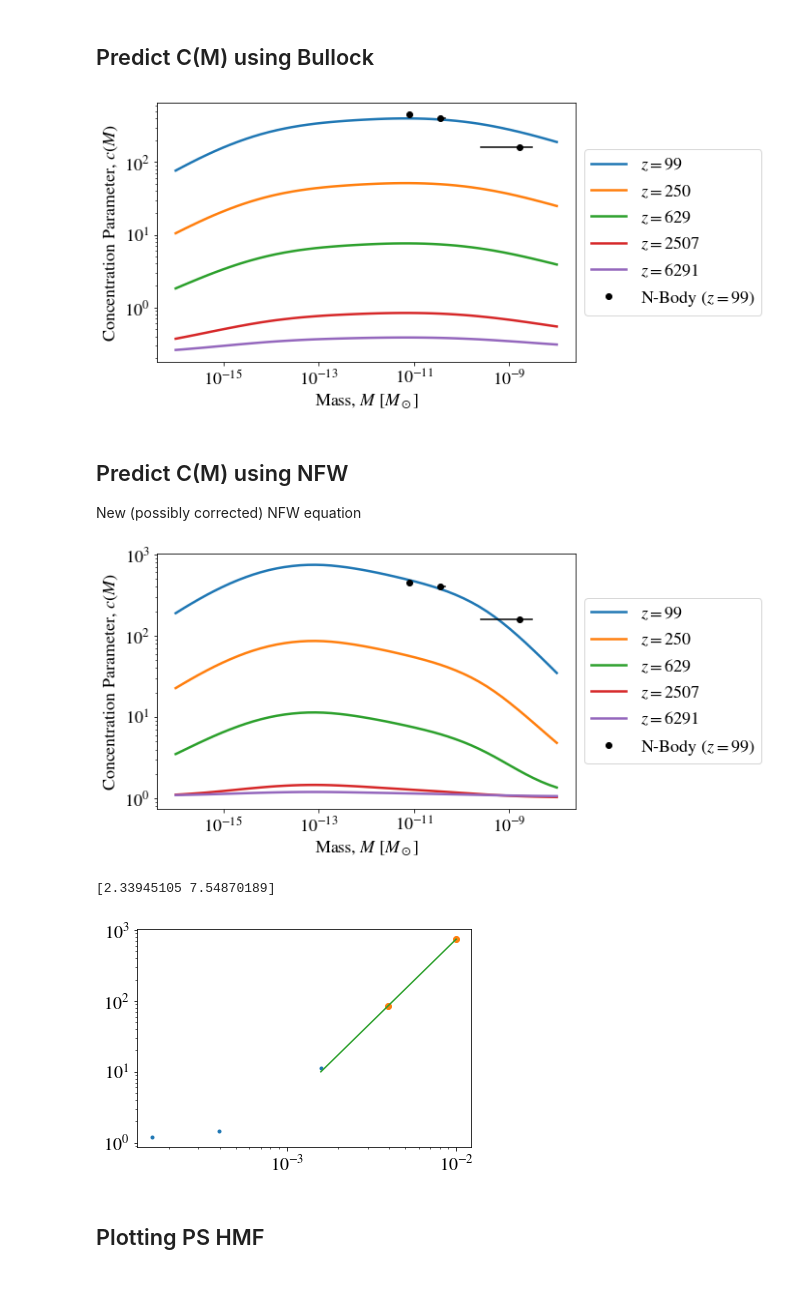
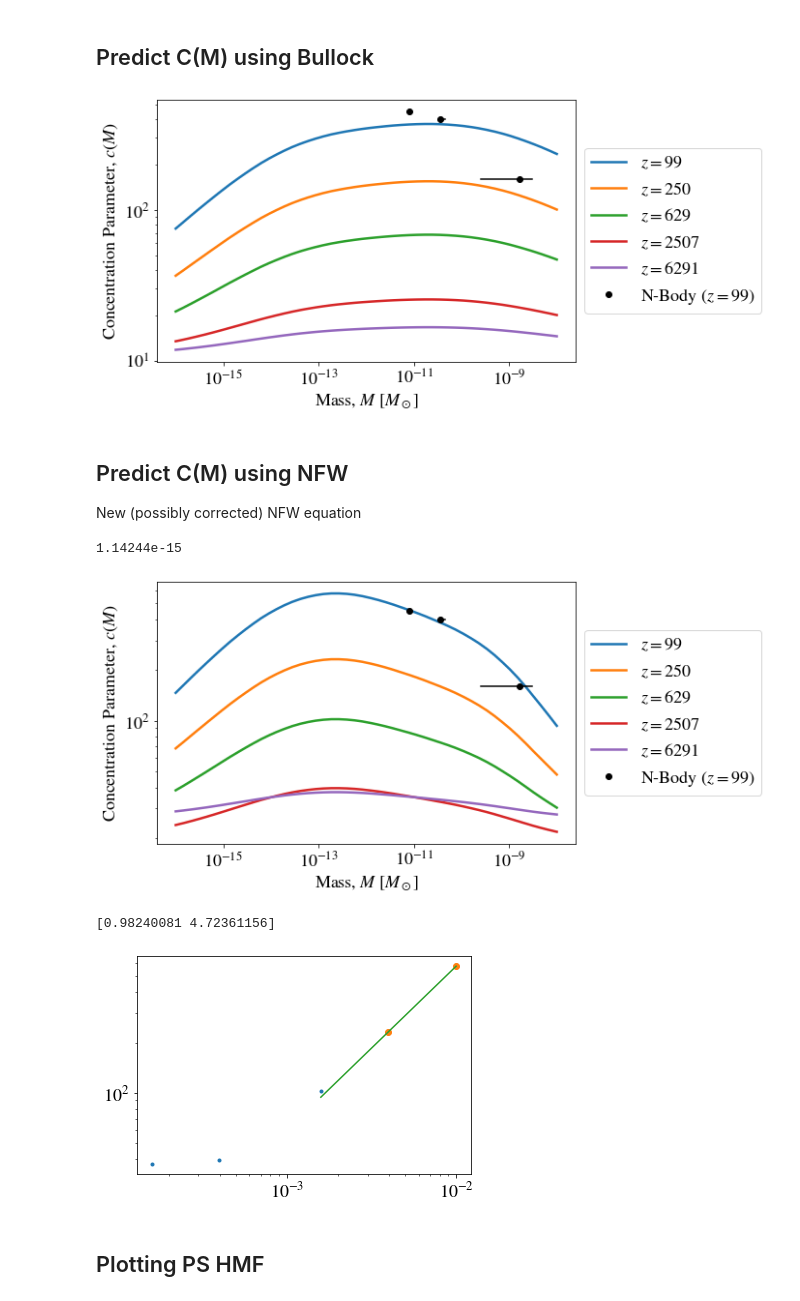
Before and after one commit to David-Ellis/m3p_merger, a Jupyter notebook: HaloConcs.ipynb, the cells around one changed output. Saved outputs shown, nothing was run; the diff lists cells and outputs as text; code cells hidden in the pictures.

```diff
--- a/HaloConcs.ipynb
+++ b/HaloConcs.ipynb
@@ -100,9 +101,8 @@ z_eq = 3534.2
 # Load in the power spectrum
 FilePath = "axionPS.dat"
 k, Pf, blah, blah= np.loadtxt(FilePath).T
-
-kdata = k/h
-Pdata = Pf*h**3
+kdata = k#/h
+Pdata = Pf#*h**3
 # %%
 z = 99
 HMF_PS, M, f_PS, sigma, iterpdata = ps.PS_HMF(Pdata, kdata, z=z, mode = 'PS')
@@ -189,7 +197,7 @@ k_NFW = 1.59
 # %% [markdown]
 <h2>Predict C(M) using Bullock</h2>
 # %%
-k_Bullock = 0.214
+k_Bullock = 10.6
 
 masses = np.logspace(-16,-8)
 zs = np.sort([99, 250, 629, 2507, 6291])
@@ -220,19 +228,19 @@ plt.tight_layout()
 
 #np.save("./FinalGraphs/Data/PSconcBullock.npy",[xs[0], zs, ys])
 # %% [output]
-[figure, old version]
+[figure, new version]
 # %% [markdown]
 <h2>Predict C(M) using NFW</h2>
 New (possibly corrected) NFW equation
 # %%
-k_NFW = 1.57
+k_NFW = 9.38e+04
 
 masses = np.logspace(-16,-8)
 zs = np.sort([99, 250, 629, 2507, 6291])
 ys = np.array([ps.pred_conc(masses, k_NFW, z,
                             pspec = [Pdata, kdata], mode="NFW", f=0.01) for z in zs])
 xs = np.array([masses for z in zs]) # could also use np.tile
-
+print(max(Pdata))
 # Prepare Figure
 matplotlib.rc('font', size=18)
 fig = plt.figure(figsize = (10, 5))
@@ -245,36 +253,37 @@ for i,z in enumerate(zs):
 # Plot N-Body results
 ax1.loglog([163e-11, 3.5e-11, 0.8e-11], [160, 400, 450],'ko', label = "N-Body ($z = 99$)")
 ax1.loglog([26e-11, 300e-11], [160,160],'k-')
 ax1.loglog([3.4e-11, 4.6e-11], [400,400],'k-')
 
 # Add labels and legend
 ax1.set_ylabel("Concentration Parameter, $c(M)$")
 ax1.set_xlabel("Mass, $M$ [$M_{\odot}$]")
 plt.legend(loc='center left', bbox_to_anchor=(1, 0.5), ncol=1)
 ax1.set_xlabel(r"Mass, $M$ [$M_\odot$]")
 plt.tight_layout()
 
 plt.show()
 a = 1/(np.asarray(zs)+1)
 c_max = np.asarray([max(ys[i]) for i in range(len(ys))])
 plt.loglog(a, c_max,'.')
 plt.loglog(a[:2], c_max[:2],'o')
 
 p1 = np.polyfit(np.log10(a[:2]), np.log10(c_max[:2]), deg = 1)
 
 plt.loglog(a[:3], 10**(p1[0]*np.log10(a[:3])+ p1[1]))
 print(p1)
 
 # p1 = np.polyfit(np.log10(a[:2]), np.log10(c_max[:2]), deg = 1)
 # plt.loglog(a[:3], 10**(p1[0]*np.log10(a[:3]) + p1[1]))
 # print(p1)
 
 
 #np.save("./FinalGraphs/Data/PSconcNFW.npy",[xs[0], zs, ys])
 # %% [output]
+1.14244e-15
-[figure, old version]
+[figure, new version]
-[2.33945105 7.54870189]
+[0.98240081 4.72361156]
-[figure, old version]
+[figure, new version]
 # %% [markdown]
 <h2>Plotting PS HMF</h2>
 # %%
```
Also changed, not shown: parts of 18 cells of this notebook, 1 other file.
